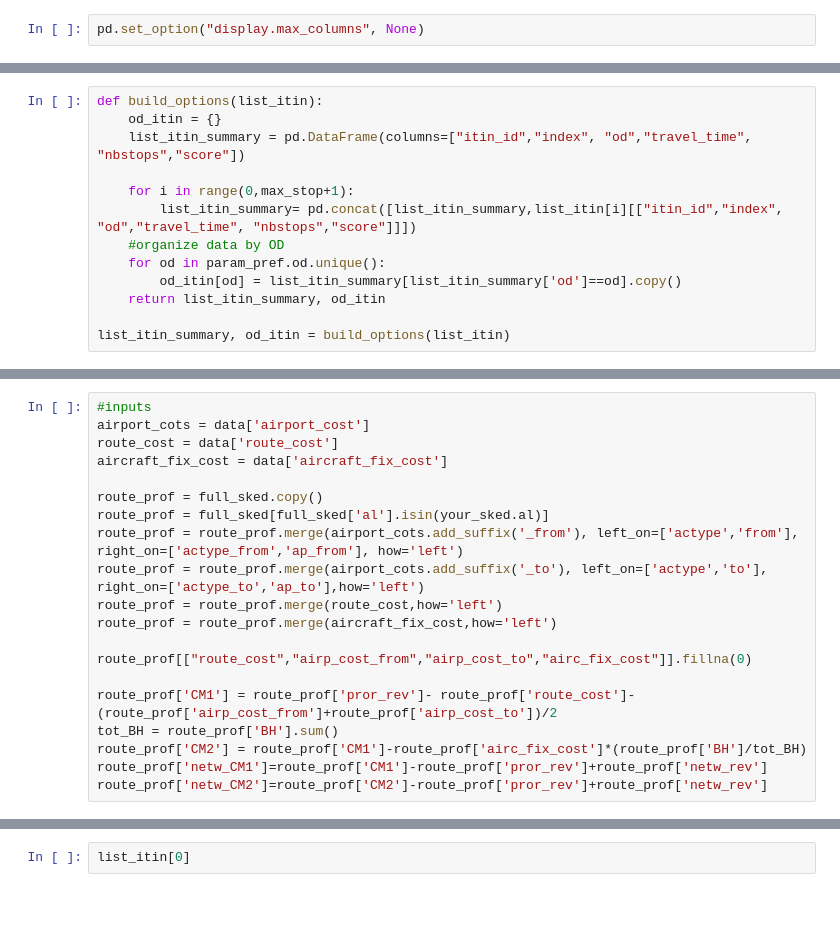
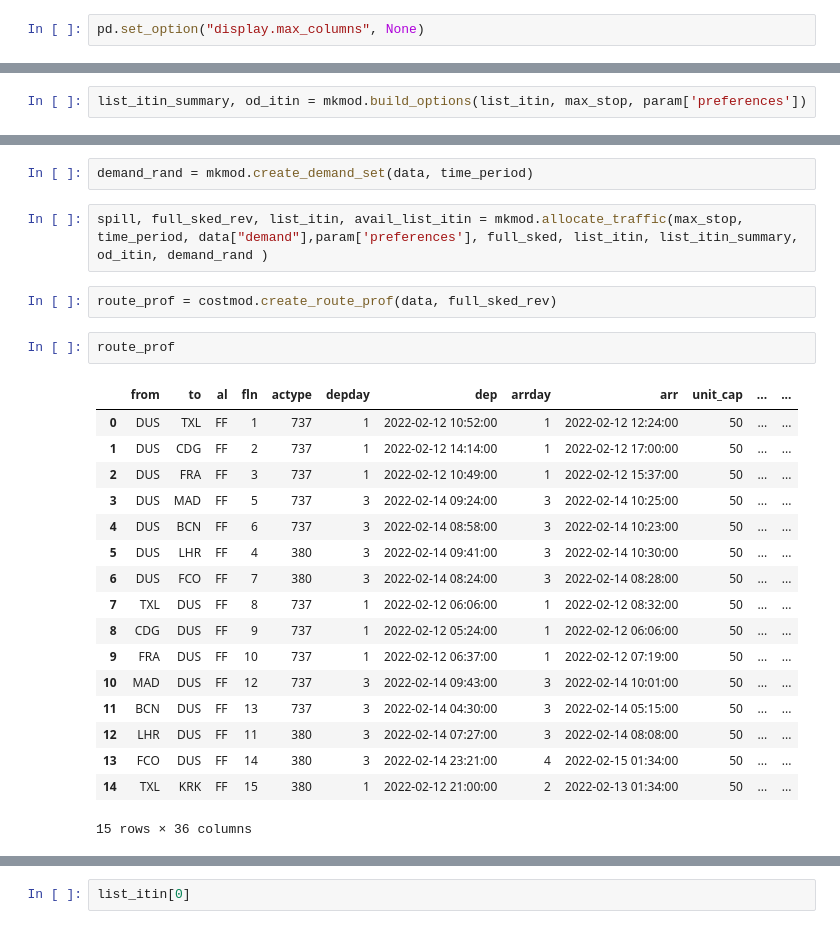
Before and after one commit to faical-allou/planetwork_api, a Jupyter notebook: notebook/model.ipynb, the cells around one changed output, grey strips where cells are left out. Drawn from its saved outputs; the diff is of its cells as text; blank space fills up the shorter version.

```diff
--- a/notebook/model.ipynb
+++ b/notebook/model.ipynb
@@ -148,13 +29,2 @@ for i in range(0,max_stop+1):
 # %%
-def build_options(list_itin):
-    od_itin = {}
-    list_itin_summary = pd.DataFrame(columns=["itin_id","index", "od","travel_time", "nbstops","score"])
-
-    for i in range(0,max_stop+1):
-        list_itin_summary= pd.concat([list_itin_summary,list_itin[i][["itin_id","index", "od","travel_time", "nbstops","score"]]])
-    #organize data by OD
-    for od in param_pref.od.unique():
-        od_itin[od] = list_itin_summary[list_itin_summary['od']==od].copy()
-    return list_itin_summary, od_itin
-
-list_itin_summary, od_itin = build_options(list_itin)
+list_itin_summary, od_itin = mkmod.build_options(list_itin, max_stop, param['preferences'])
@@ -241,21 +31,27 @@ for _i in range(1, 1+timep):
+# %%
+demand_rand = mkmod.create_demand_set(data, time_period)
+# %%
+spill, full_sked_rev, list_itin, avail_list_itin = mkmod.allocate_traffic(max_stop, time_period, data["demand"],param['preferences'], full_sked, list_itin, list_itin_summary, od_itin, demand_rand )
+# %%
+route_prof = costmod.create_route_prof(data, full_sked_rev)
 # %%
-#inputs
-airport_cots = data['airport_cost']
-route_cost = data['route_cost']
-aircraft_fix_cost = data['aircraft_fix_cost']
-
-route_prof = full_sked.copy()
-route_prof = full_sked[full_sked['al'].isin(your_sked.al)]
-route_prof = route_prof.merge(airport_cots.add_suffix('_from'), left_on=['actype','from'], right_on=['actype_from','ap_from'], how='left')
-route_prof = route_prof.merge(airport_cots.add_suffix('_to'), left_on=['actype','to'], right_on=['actype_to','ap_to'],how='left')
-route_prof = route_prof.merge(route_cost,how='left')
-route_prof = route_prof.merge(aircraft_fix_cost,how='left')
-
-route_prof[["route_cost","airp_cost_from","airp_cost_to","airc_fix_cost"]].fillna(0)
-
-route_prof['CM1'] = route_prof['pror_rev']- route_prof['route_cost']-(route_prof['airp_cost_from']+route_prof['airp_cost_to'])/2
-tot_BH = route_prof['BH'].sum()
-route_prof['CM2'] = route_prof['CM1']-route_prof['airc_fix_cost']*(route_prof['BH']/tot_BH)
-route_prof['netw_CM1']=route_prof['CM1']-route_prof['pror_rev']+route_prof['netw_rev']
-route_prof['netw_CM2']=route_prof['CM2']-route_prof['pror_rev']+route_prof['netw_rev']
+route_prof
+# %% [output]
+|  | from | to | al | fln | actype | depday | dep | arrday | arr | unit_cap | ... | ... |
+| 0 | DUS | TXL | FF | 1 | 737 | 1 | 2022-02-12 10:52:00 | 1 | 2022-02-12 12:24:00 | 50 | ... | ... |
+| 1 | DUS | CDG | FF | 2 | 737 | 1 | 2022-02-12 14:14:00 | 1 | 2022-02-12 17:00:00 | 50 | ... | ... |
+| 2 | DUS | FRA | FF | 3 | 737 | 1 | 2022-02-12 10:49:00 | 1 | 2022-02-12 15:37:00 | 50 | ... | ... |
+| 3 | DUS | MAD | FF | 5 | 737 | 3 | 2022-02-14 09:24:00 | 3 | 2022-02-14 10:25:00 | 50 | ... | ... |
+| 4 | DUS | BCN | FF | 6 | 737 | 3 | 2022-02-14 08:58:00 | 3 | 2022-02-14 10:23:00 | 50 | ... | ... |
+| 5 | DUS | LHR | FF | 4 | 380 | 3 | 2022-02-14 09:41:00 | 3 | 2022-02-14 10:30:00 | 50 | ... | ... |
+| 6 | DUS | FCO | FF | 7 | 380 | 3 | 2022-02-14 08:24:00 | 3 | 2022-02-14 08:28:00 | 50 | ... | ... |
+| 7 | TXL | DUS | FF | 8 | 737 | 1 | 2022-02-12 06:06:00 | 1 | 2022-02-12 08:32:00 | 50 | ... | ... |
+| 8 | CDG | DUS | FF | 9 | 737 | 1 | 2022-02-12 05:24:00 | 1 | 2022-02-12 06:06:00 | 50 | ... | ... |
+| 9 | FRA | DUS | FF | 10 | 737 | 1 | 2022-02-12 06:37:00 | 1 | 2022-02-12 07:19:00 | 50 | ... | ... |
+| 10 | MAD | DUS | FF | 12 | 737 | 3 | 2022-02-14 09:43:00 | 3 | 2022-02-14 10:01:00 | 50 | ... | ... |
+| 11 | BCN | DUS | FF | 13 | 737 | 3 | 2022-02-14 04:30:00 | 3 | 2022-02-14 05:15:00 | 50 | ... | ... |
+| 12 | LHR | DUS | FF | 11 | 380 | 3 | 2022-02-14 07:27:00 | 3 | 2022-02-14 08:08:00 | 50 | ... | ... |
+| 13 | FCO | DUS | FF | 14 | 380 | 3 | 2022-02-14 23:21:00 | 4 | 2022-02-15 01:34:00 | 50 | ... | ... |
+| 14 | TXL | KRK | FF | 15 | 380 | 1 | 2022-02-12 21:00:00 | 2 | 2022-02-13 01:34:00 | 50 | ... | ... |
+15 rows × 36 columns
 # %%
```
Also changed, not shown: parts of 12 cells of this notebook, 3 other files.
